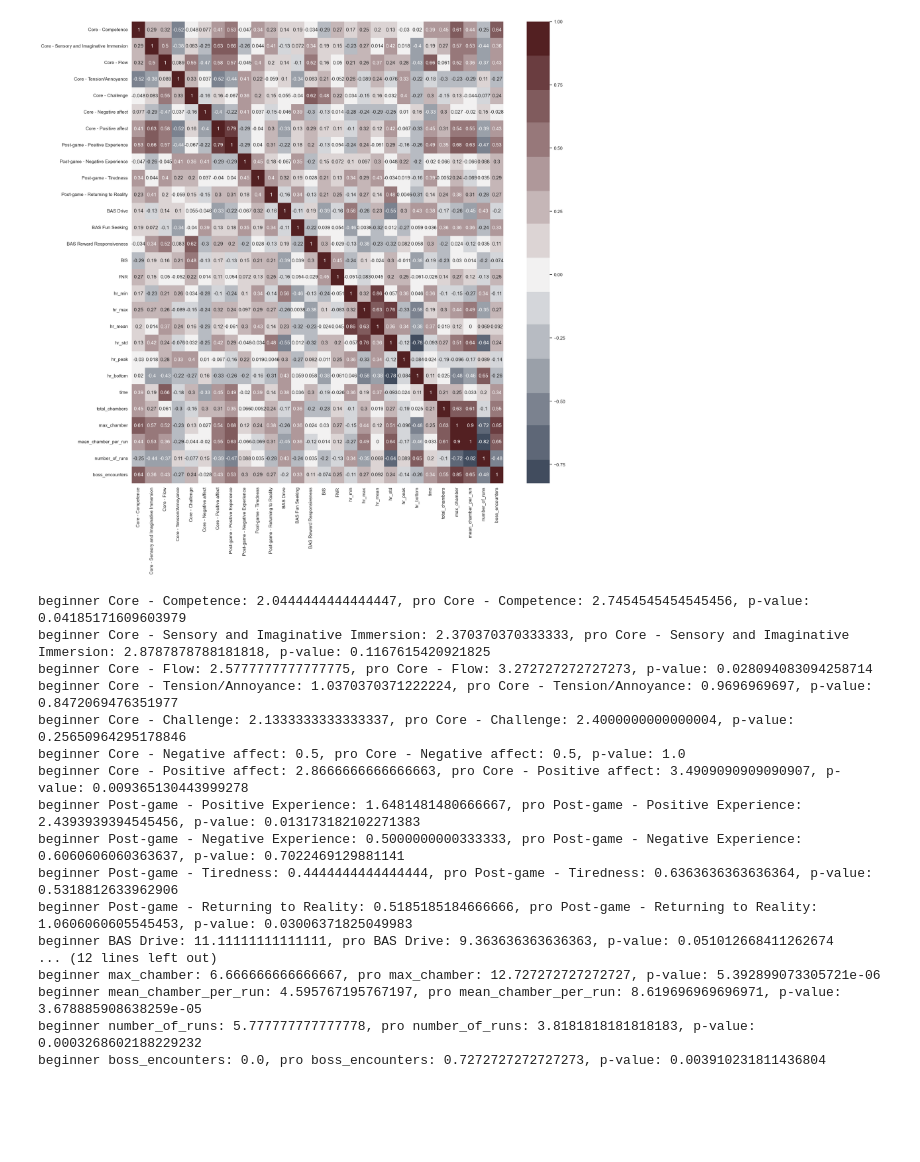
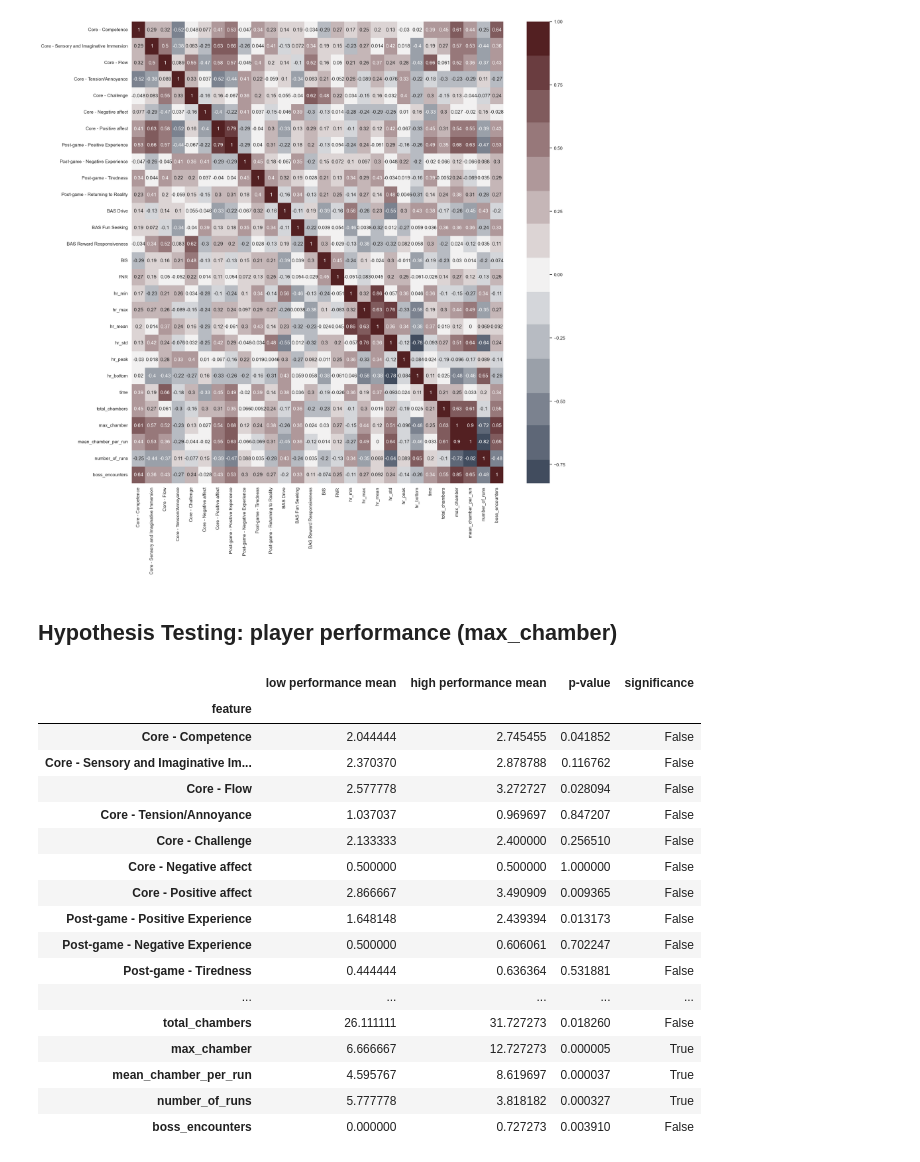
Before and after one commit to itubrainlab/hades_player_experience, a Jupyter notebook: Notebooks/player_analysis.ipynb, the cells around one changed output. Cells and saved outputs as stored; diff of their text form; code cells hidden in the pictures; blank space fills up the shorter version.

```diff
--- a/Notebooks/data_analysis.ipynb
+++ b/Notebooks/player_analysis.ipynb
@@ -17,27 +20,35 @@ sb.heatmap(corr, annot=True, center=0, cmap=sb.diverging_palette(250, 10, n=15,s
 # %% [output]
 <Axes: >
 [figure]
-# %%
-beginners = full_set[:][full_set["max_chamber"] < 9]
-pro = full_set[:][full_set["max_chamber"] >= 9]
-
-for c in full_set.columns:
-    print(f"beginner {c}: {beginners[c].mean()}, pro {c}: {pro[c].mean()}, p-value: {ttest_ind(beginners[c], pro[c], equal_var=False)[1]}")
-# %% [output]
-beginner Core - Competence: 2.0444444444444447, pro Core - Competence: 2.7454545454545456, p-value: 0.04185171609603979
-beginner Core - Sensory and Imaginative Immersion: 2.370370370333333, pro Core - Sensory and Imaginative Immersion: 2.8787878788181818, p-value: 0.1167615420921825
-beginner Core - Flow: 2.5777777777777775, pro Core - Flow: 3.272727272727273, p-value: 0.028094083094258714
-beginner Core - Tension/Annoyance: 1.0370370371222224, pro Core - Tension/Annoyance: 0.9696969697, p-value: 0.8472069476351977
-beginner Core - Challenge: 2.1333333333333337, pro Core - Challenge: 2.4000000000000004, p-value: 0.25650964295178846
-beginner Core - Negative affect: 0.5, pro Core - Negative affect: 0.5, p-value: 1.0
-beginner Core - Positive affect: 2.8666666666666663, pro Core - Positive affect: 3.4909090909090907, p-value: 0.009365130443999278
-beginner Post-game - Positive Experience: 1.6481481480666667, pro Post-game - Positive Experience: 2.4393939394545456, p-value: 0.013173182102271383
-beginner Post-game - Negative Experience: 0.5000000000333333, pro Post-game - Negative Experience: 0.6060606060363637, p-value: 0.7022469129881141
-beginner Post-game - Tiredness: 0.4444444444444444, pro Post-game - Tiredness: 0.6363636363636364, p-value: 0.5318812633962906
-beginner Post-game - Returning to Reality: 0.5185185184666666, pro Post-game - Returning to Reality: 1.0606060605545453, p-value: 0.03006371825049983
-beginner BAS Drive: 11.11111111111111, pro BAS Drive: 9.363636363636363, p-value: 0.051012668411262674
-... (12 lines left out)
-beginner max_chamber: 6.666666666666667, pro max_chamber: 12.727272727272727, p-value: 5.392899073305721e-06
-beginner mean_chamber_per_run: 4.595767195767197, pro mean_chamber_per_run: 8.619696969696971, p-value: 3.678885908638259e-05
-beginner number_of_runs: 5.777777777777778, pro number_of_runs: 3.8181818181818183, p-value: 0.0003268602188229232
-beginner boss_encounters: 0.0, pro boss_encounters: 0.7272727272727273, p-value: 0.003910231811436804
+# %% [markdown]
+## Hypothesis Testing: player performance (max_chamber)
+# %%
+sidak_correction_alpha = 1-math.pow(1-0.05,1/len(full_set.columns))
+median_performance = full_set["max_chamber"].median()
+low_performers = full_set[:][full_set["max_chamber"] < median_performance]
+high_performers = full_set[:][full_set["max_chamber"] >= median_performance]
+pd.DataFrame([{"feature":c,
+               "low performance mean": low_performers[c].mean(),
+               "high performance mean": high_performers[c].mean(),
+               "p-value": ttest_ind(low_performers[c], high_performers[c], equal_var=False)[1],
+               "significance":ttest_ind(low_performers[c], high_performers[c], equal_var=False)[1]<sidak_correction_alpha}
+              for c in full_set.columns]).set_index("feature")
+# %% [output]
+|  | low performance mean | high performance mean | p-value | significance |
+| feature |  |  |  |  |
+| Core - Competence | 2.044444 | 2.745455 | 0.041852 | False |
+| Core - Sensory and Imaginative Im... | 2.370370 | 2.878788 | 0.116762 | False |
+| Core - Flow | 2.577778 | 3.272727 | 0.028094 | False |
+| Core - Tension/Annoyance | 1.037037 | 0.969697 | 0.847207 | False |
+| Core - Challenge | 2.133333 | 2.400000 | 0.256510 | False |
+| Core - Negative affect | 0.500000 | 0.500000 | 1.000000 | False |
+| Core - Positive affect | 2.866667 | 3.490909 | 0.009365 | False |
+| Post-game - Positive Experience | 1.648148 | 2.439394 | 0.013173 | False |
+| Post-game - Negative Experience | 0.500000 | 0.606061 | 0.702247 | False |
+| Post-game - Tiredness | 0.444444 | 0.636364 | 0.531881 | False |
+| ... | ... | ... | ... | ... |
+| total_chambers | 26.111111 | 31.727273 | 0.018260 | False |
+| max_chamber | 6.666667 | 12.727273 | 0.000005 | True |
+| mean_chamber_per_run | 4.595767 | 8.619697 | 0.000037 | True |
+| number_of_runs | 5.777778 | 3.818182 | 0.000327 | True |
+| boss_encounters | 0.000000 | 0.727273 | 0.003910 | False |
```
Also changed, not shown: parts of 3 cells of this notebook, 4 other files.
